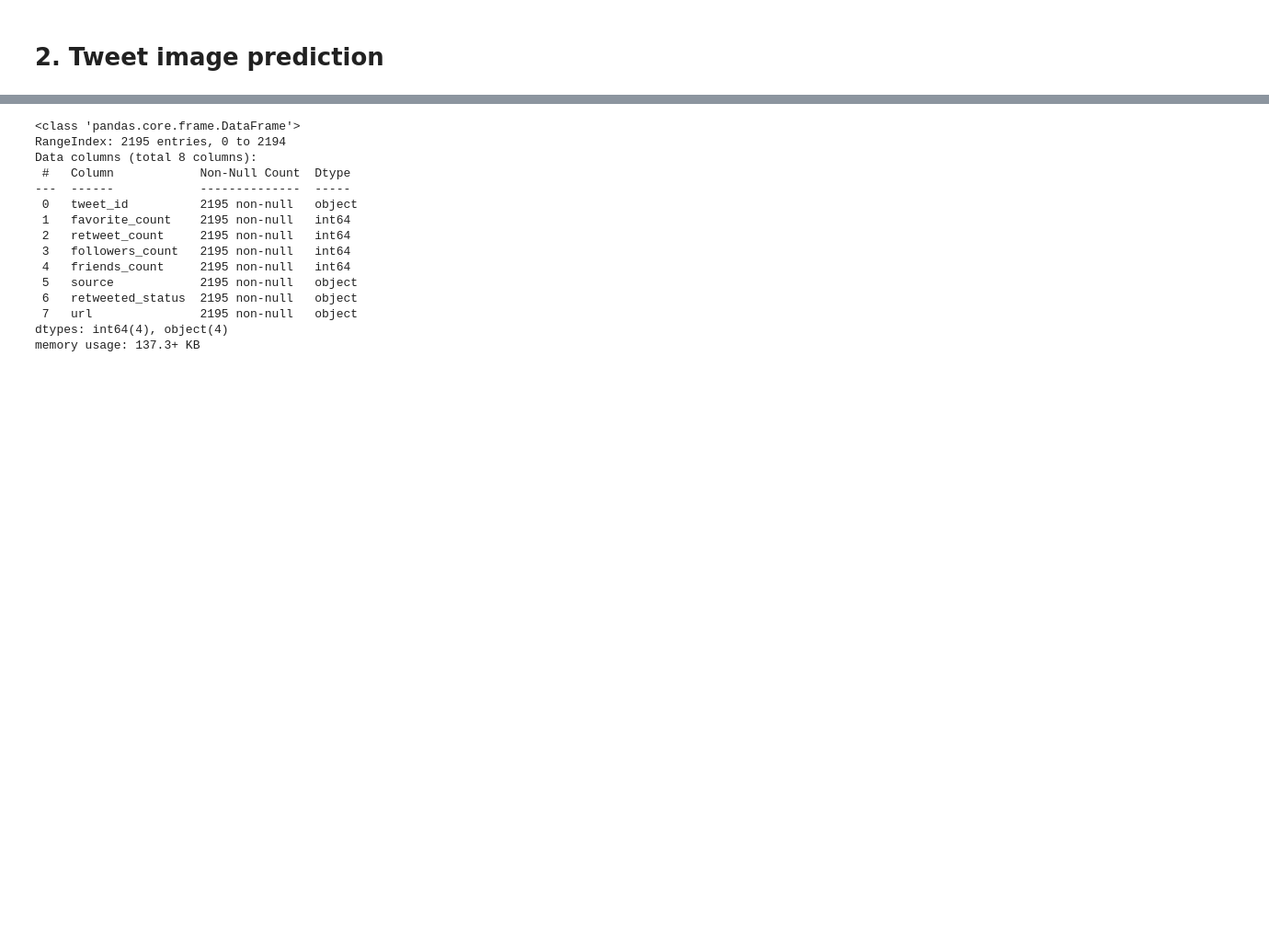
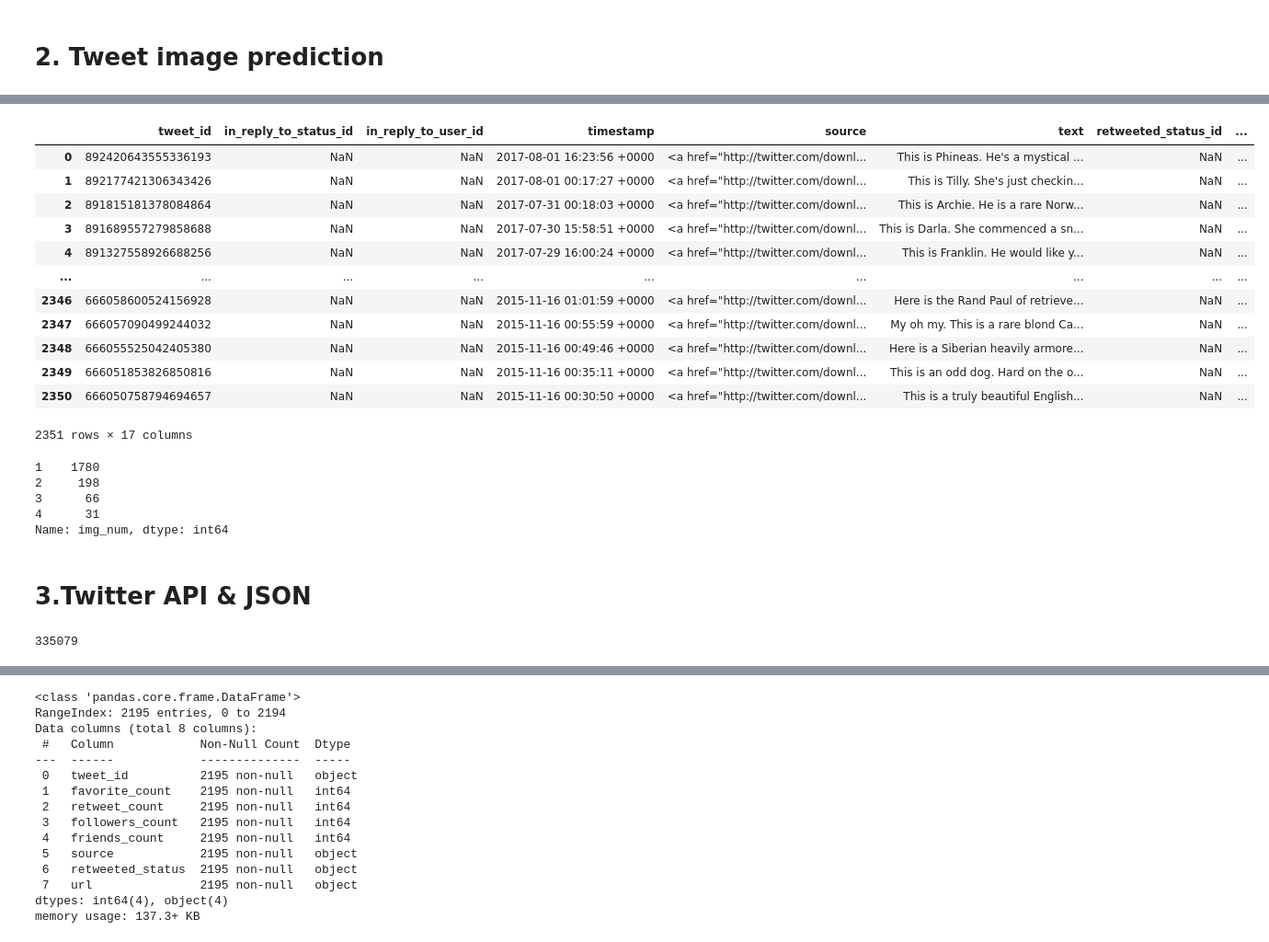
Before and after one commit to istam/Wrangle-and-Analyze-Data, a Jupyter notebook: Istam_Kulliev_wrangle_report.ipynb, the cells around one changed output, grey strips where cells are left out. Shown at 92% size. Cells and saved outputs as stored; diff of their text form; code cells hidden in the pictures; blank space fills up the shorter version.

```diff
--- a/Istam_Kulliev_wrangle_report.ipynb
+++ b/Istam_Kulliev_wrangle_report.ipynb
@@ -48 +273,37 @@ df.head()
+# %%
+df.groupby("tweet_id").sum()
+df[df.tweet_id>666049248165822465]
+# %% [output]
+|  | tweet_id | in_reply_to_status_id | in_reply_to_user_id | timestamp | source | text | retweeted_status_id | ... |
+| 0 | 892420643555336193 | NaN | NaN | 2017-08-01 16:23:56 +0000 | <a href="http://twitter.com/downl... | This is Phineas. He's a mystical ... | NaN | ... |
+| 1 | 892177421306343426 | NaN | NaN | 2017-08-01 00:17:27 +0000 | <a href="http://twitter.com/downl... | This is Tilly. She's just checkin... | NaN | ... |
+| 2 | 891815181378084864 | NaN | NaN | 2017-07-31 00:18:03 +0000 | <a href="http://twitter.com/downl... | This is Archie. He is a rare Norw... | NaN | ... |
+| 3 | 891689557279858688 | NaN | NaN | 2017-07-30 15:58:51 +0000 | <a href="http://twitter.com/downl... | This is Darla. She commenced a sn... | NaN | ... |
+| 4 | 891327558926688256 | NaN | NaN | 2017-07-29 16:00:24 +0000 | <a href="http://twitter.com/downl... | This is Franklin. He would like y... | NaN | ... |
+| ... | ... | ... | ... | ... | ... | ... | ... | ... |
+| 2346 | 666058600524156928 | NaN | NaN | 2015-11-16 01:01:59 +0000 | <a href="http://twitter.com/downl... | Here is the Rand Paul of retrieve... | NaN | ... |
+| 2347 | 666057090499244032 | NaN | NaN | 2015-11-16 00:55:59 +0000 | <a href="http://twitter.com/downl... | My oh my. This is a rare blond Ca... | NaN | ... |
+| 2348 | 666055525042405380 | NaN | NaN | 2015-11-16 00:49:46 +0000 | <a href="http://twitter.com/downl... | Here is a Siberian heavily armore... | NaN | ... |
+| 2349 | 666051853826850816 | NaN | NaN | 2015-11-16 00:35:11 +0000 | <a href="http://twitter.com/downl... | This is an odd dog. Hard on the o... | NaN | ... |
+| 2350 | 666050758794694657 | NaN | NaN | 2015-11-16 00:30:50 +0000 | <a href="http://twitter.com/downl... | This is a truly beautiful English... | NaN | ... |
+2351 rows × 17 columns
+# %%
+# Look information count images dogs
+df_image_predictions.img_num.value_counts()
+# %% [output]
+1    1780
+2     198
+3      66
+4      31
+Name: img_num, dtype: int64
+# %% [markdown]
+# 3.Twitter API & JSON
+# %%
+# Download the image prediction file using the link
+url = 'https://d17h27t6h515a5.cloudfront.net/topher/2017/August/599fd2ad_image-predictions/image-predictions.tsv'
+image_request = requests.get(url, allow_redirects=True)
+
+open('image_predictions.tsv', 'wb').write(image_request.content)
+# %% [output]
+335079
 # %%
```
Also changed, not shown: parts of 34 cells of this notebook.
